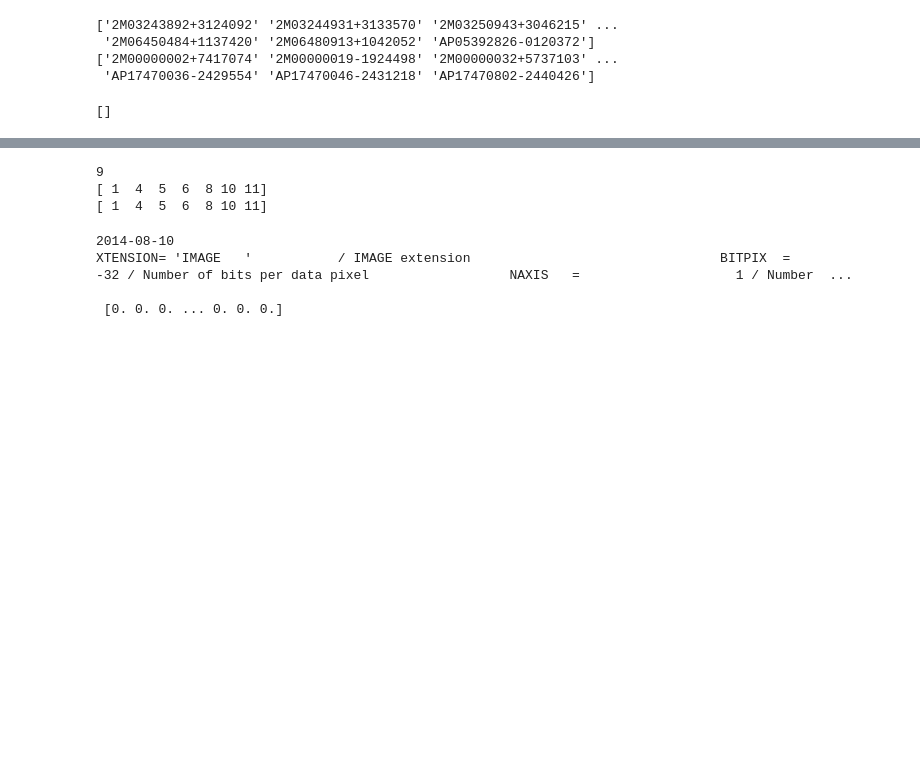
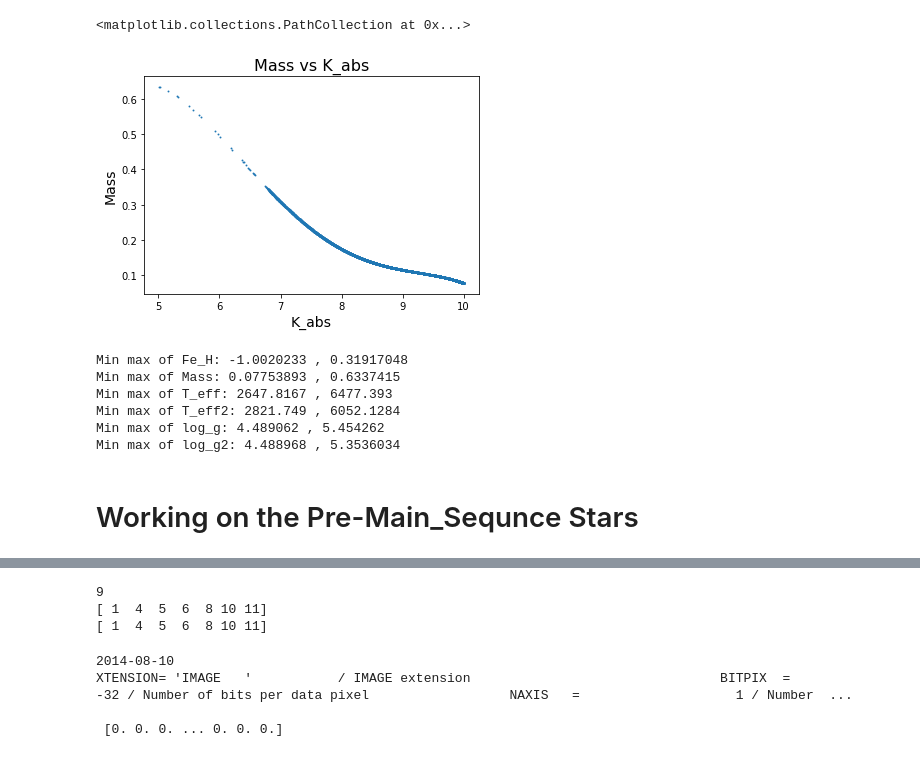
Before and after one commit to mscoggs/astro_ml, a Jupyter notebook: labels_scoggins.ipynb, the cells around one changed output, grey strips where cells are left out. Cells and saved outputs as stored; diff of their text form; code cells hidden in the pictures; blank space fills up the shorter version.

Commit message:
filtered the pre-MS stars

```diff
--- a/labels_scoggins.ipynb
+++ b/labels_scoggins.ipynb
@@ -128,0 +122,11 @@ Non_MS_Indices = np.setdiff1d(All_Indices,MS_Indices)
+# %%
+# The indices of MS and Pre-MS stars
+All_Indices = np.where(giant_catalog[1].data['field'])
+PMS_Indices = np.unique(np.concatenate([One91_12,  K2_C4_168_21,  TWO03PLUS04,
+                IC348,  LAMBDAORI_A,  LAMBDAORI_B,  N1333,  ORIONA,  ORIONB,
+                ORIONB_A,  ORIONB_B,  ORIONC,  ORIOND,  ORIONE,  ORIONOB1AB_F,
+                PLEIADES_E,  Pleiades], axis = 1))
+MS_Indices = np.setdiff1d(All_Indices,PMS_Indices)
+
+print("Double checking that this indexing works, this should equal zero")
+print('ALL - PMS - MS: ', np.size(All_Indices)-(np.size(PMS_Indices)+np.size(MS_Indices)))
@@ -129,18 +138,26 @@ Non_MS_Indices = np.setdiff1d(All_Indices,MS_Indices)
 # %%
 #filtering the batch of MS stars
-g = giant_catalog[1].data['gmag_pan'][MS_Indices]
 J = giant_catalog[1].data['J'][MS_Indices]
 K = giant_catalog[1].data['K'][MS_Indices]
+H = giant_catalog[1].data['H'][MS_Indices]
+g = giant_catalog[1].data['gmag_pan'][MS_Indices]
 r = giant_catalog[1].data['rmag_pan'][MS_Indices]
-IDS = giant_catalog[1].data['APOGEE_ID'][MS_Indices]
+AP_IDS = giant_catalog[1].data['APOGEE_ID'][MS_Indices]
+Source_IDS = giant_catalog[1].data['source_id'][MS_Indices]
 
-#The Mass calculation requires that K<10
-calibration_index = np.where((np.isfinite(g)) & (np.isfinite(r)) & (K < 10) & (3 < (g-K)) & ((g-K)<9) & (0.7 < (J-K)) & ((J-K) < 1.05))
-#calibration_index = np.where((np.isfinite(g)) & (K < 10))
+
+#Every equation used in the next cell has calibration bounds, set here
+t_eff_bounds = np.where((0.7 < (J-K))   &  ((J-K) < 1.05)   &  (3.37 < (g-K))   &  ((g-K)<8.46))
+mass_bounds = np.where((K<10) & (K>5))
+finite_bounds = np.where(np.isfinite(g) & np.isfinite(r))
+calibration_index = np.intersect1d(np.intersect1d(t_eff_bounds, mass_bounds), finite_bounds)
+
 
 J = J[calibration_index]
 K = K[calibration_index]
+H = H[calibration_index]
 g = g[calibration_index]
 r = r[calibration_index]
-IDS = IDS[calibration_index]
+AP_IDS = AP_IDS[calibration_index]
+Source_IDS = Source_IDS[calibration_index]
 # %%
@@ -211,17 +195,25 @@ for x in range(10):
-# %%
-#
-#ysos.txt
-member_file = open('ysos.txt', 'r')
-lines = np.sort(np.array(member_file.read().split('\n')))
-IDS = np.sort(giant_catalog[1].data['APOGEE_ID'][Non_MS_Indices])
-print(lines)
-print(IDS)
-
-c = list(set(lines) & set(IDS))
-c
-# %% [output]
-['2M03243892+3124092' '2M03244931+3133570' '2M03250943+3046215' ...
- '2M06450484+1137420' '2M06480913+1042052' 'AP05392826-0120372']
-['2M00000002+7417074' '2M00000019-1924498' '2M00000032+5737103' ...
- 'AP17470036-2429554' 'AP17470046-2431218' 'AP17470802-2440426']
-[]
+# %%
+plt.title("Mass vs K_abs")
+plt.xlabel("K_abs")
+plt.ylabel("Mass")
+plt.scatter(K,Mass, s = 0.8)
+# %% [output]
+<matplotlib.collections.PathCollection at 0x...>
+[figure, added]
+# %%
+#ranges of our values
+print("Min max of Fe_H:", min(Fe_H), ",", max(Fe_H))
+print("Min max of Mass:", min(Mass), ",", max(Mass))
+print("Min max of T_eff:", min(T_eff), ",", max(T_eff))
+print("Min max of T_eff2:", min(T_eff2), ",", max(T_eff2))
+print("Min max of log_g:", min(log_g), ",", max(log_g))
+print("Min max of log_g2:", min(log_g2), ",", max(log_g2))
+# %% [output]
+Min max of Fe_H: -1.0020233 , 0.31917048
+Min max of Mass: 0.07753893 , 0.6337415
+Min max of T_eff: 2647.8167 , 6477.393
+Min max of T_eff2: 2821.749 , 6052.1284
+Min max of log_g: 4.489062 , 5.454262
+Min max of log_g2: 4.488968 , 5.3536034
+# %% [markdown]
+# Working on the Pre-Main_Sequnce Stars
```
Also changed, not shown: parts of 15 cells of this notebook, 1 other file.
